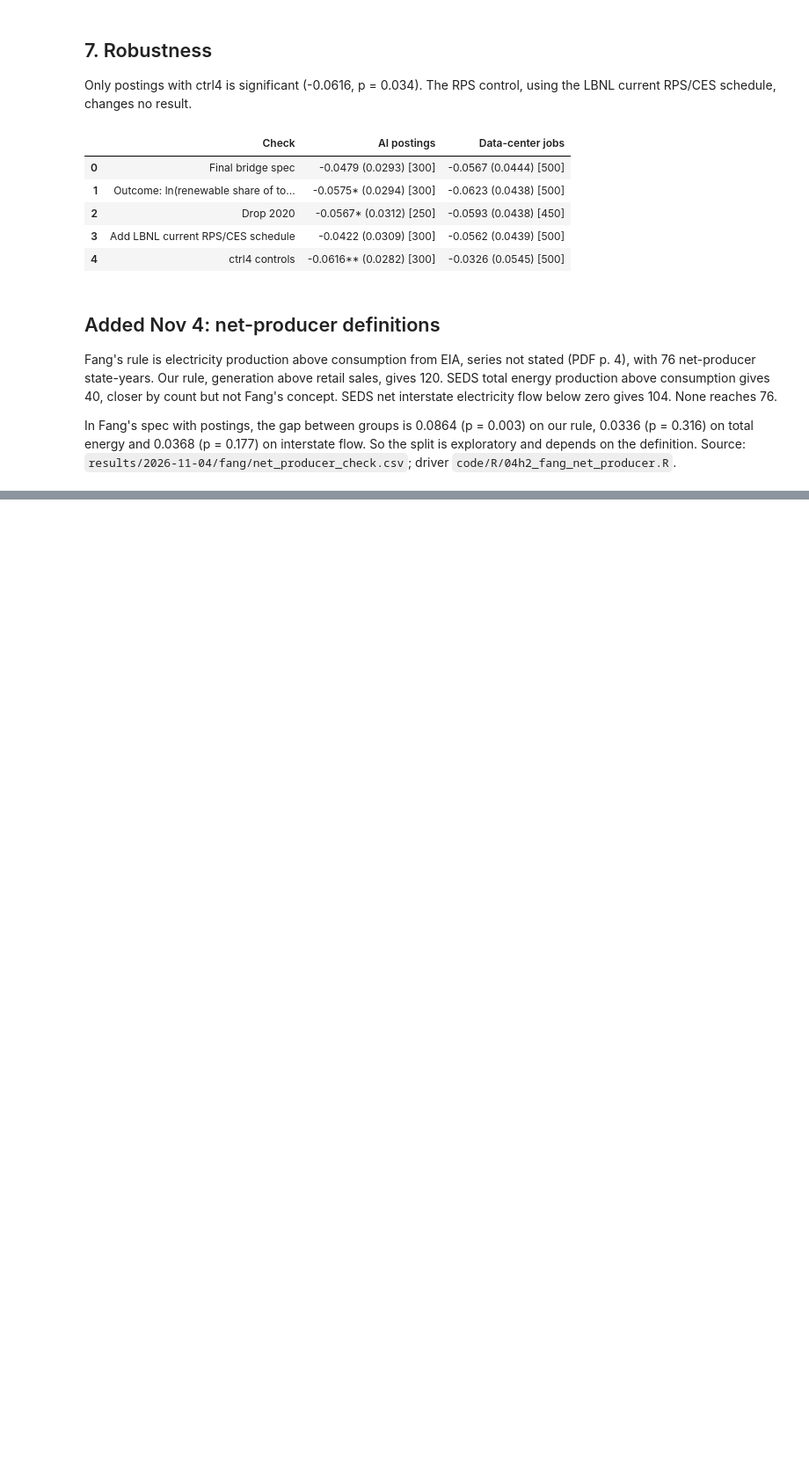
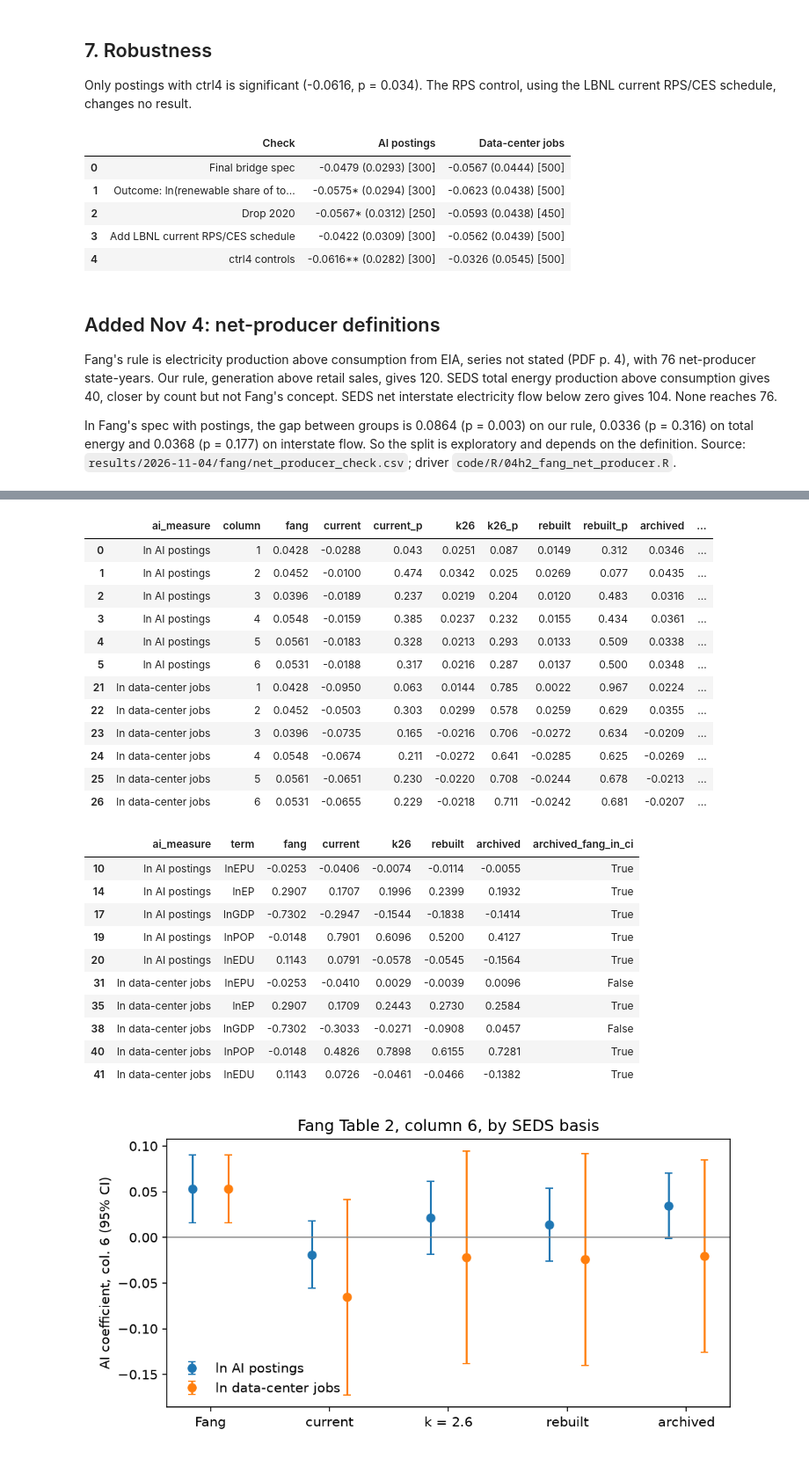
Before and after one commit to SHLEW06/econ499r-ai-renewables, a Jupyter notebook: notebooks/04h_fang_test.ipynb, the cells around one changed output, grey strips where cells are left out. Shown at 88% size. Cells and saved outputs as stored; diff of their text form; code cells hidden in the pictures; blank space fills up the shorter version.

Commit message:
Notebook 04h: Part C with the completed Fang method set; summary on the rebuilt basis
Co-Authored-By: Claude Opus 5.5 <noreply@anthropic.com>

```diff
--- a/notebooks/04h_fang_test.ipynb
+++ b/notebooks/04h_fang_test.ipynb
@@ -288,0 +295,4 @@ In Fang's spec with postings, the gap between groups is 0.0864 (p = 0.003) on ou
+# %%
+T8 = '../results/2026-11-07/fang/tables/'; F8 = '../results/2026-11-07/fang/figures/'
+print('Gate (Nov 7):', pd.read_csv('../results/2026-11-07/fang/gate_08.csv').ok.all())
+display(pd.read_csv('../results/2026-11-07/fang/gate_08.csv'))
@@ -288,0 +321,32 @@ In Fang's spec with postings, the gap between groups is 0.0864 (p = 0.003) on ou
+# %%
+t2 = pd.read_csv(T8 + 'fang8_table2_by_basis.csv')
+display(t2[t2.term == 'AI'][['ai_measure', 'column', 'fang', 'current', 'current_p', 'k26', 'k26_p', 'rebuilt', 'rebuilt_p', 'archived', 'archived_p', 'rebuilt_fang_in_ci', 'archived_fang_in_ci']])
+display(t2[(t2.term != 'AI') & (t2.column == 6)][['ai_measure', 'term', 'fang', 'current', 'k26', 'rebuilt', 'archived', 'archived_fang_in_ci']])
+display(Image(F8 + 'fig_fang8_table2_by_basis.png', width=750))
+display(pd.read_csv(T8 + 'fang8_final_by_basis.csv'))
+# %% [output]
+|  | ai_measure | column | fang | current | current_p | k26 | k26_p | rebuilt | rebuilt_p | archived | ... |
+| 0 | ln AI postings | 1 | 0.0428 | -0.0288 | 0.043 | 0.0251 | 0.087 | 0.0149 | 0.312 | 0.0346 | ... |
+| 1 | ln AI postings | 2 | 0.0452 | -0.0100 | 0.474 | 0.0342 | 0.025 | 0.0269 | 0.077 | 0.0435 | ... |
+| 2 | ln AI postings | 3 | 0.0396 | -0.0189 | 0.237 | 0.0219 | 0.204 | 0.0120 | 0.483 | 0.0316 | ... |
+| 3 | ln AI postings | 4 | 0.0548 | -0.0159 | 0.385 | 0.0237 | 0.232 | 0.0155 | 0.434 | 0.0361 | ... |
+| 4 | ln AI postings | 5 | 0.0561 | -0.0183 | 0.328 | 0.0213 | 0.293 | 0.0133 | 0.509 | 0.0338 | ... |
+| 5 | ln AI postings | 6 | 0.0531 | -0.0188 | 0.317 | 0.0216 | 0.287 | 0.0137 | 0.500 | 0.0348 | ... |
+| 21 | ln data-center jobs | 1 | 0.0428 | -0.0950 | 0.063 | 0.0144 | 0.785 | 0.0022 | 0.967 | 0.0224 | ... |
+| 22 | ln data-center jobs | 2 | 0.0452 | -0.0503 | 0.303 | 0.0299 | 0.578 | 0.0259 | 0.629 | 0.0355 | ... |
+| 23 | ln data-center jobs | 3 | 0.0396 | -0.0735 | 0.165 | -0.0216 | 0.706 | -0.0272 | 0.634 | -0.0209 | ... |
+| 24 | ln data-center jobs | 4 | 0.0548 | -0.0674 | 0.211 | -0.0272 | 0.641 | -0.0285 | 0.625 | -0.0269 | ... |
+| 25 | ln data-center jobs | 5 | 0.0561 | -0.0651 | 0.230 | -0.0220 | 0.708 | -0.0244 | 0.678 | -0.0213 | ... |
+| 26 | ln data-center jobs | 6 | 0.0531 | -0.0655 | 0.229 | -0.0218 | 0.711 | -0.0242 | 0.681 | -0.0207 | ... |
+|  | ai_measure | term | fang | current | k26 | rebuilt | archived | archived_fang_in_ci |
+| 10 | ln AI postings | lnEPU | -0.0253 | -0.0406 | -0.0074 | -0.0114 | -0.0055 | True |
+| 14 | ln AI postings | lnEP | 0.2907 | 0.1707 | 0.1996 | 0.2399 | 0.1932 | True |
+| 17 | ln AI postings | lnGDP | -0.7302 | -0.2947 | -0.1544 | -0.1838 | -0.1414 | True |
+| 19 | ln AI postings | lnPOP | -0.0148 | 0.7901 | 0.6096 | 0.5200 | 0.4127 | True |
+| 20 | ln AI postings | lnEDU | 0.1143 | 0.0791 | -0.0578 | -0.0545 | -0.1564 | True |
+| 31 | ln data-center jobs | lnEPU | -0.0253 | -0.0410 | 0.0029 | -0.0039 | 0.0096 | False |
+| 35 | ln data-center jobs | lnEP | 0.2907 | 0.1709 | 0.2443 | 0.2730 | 0.2584 | True |
+| 38 | ln data-center jobs | lnGDP | -0.7302 | -0.3033 | -0.0271 | -0.0908 | 0.0457 | False |
+| 40 | ln data-center jobs | lnPOP | -0.0148 | 0.4826 | 0.7898 | 0.6155 | 0.7281 | True |
+| 41 | ln data-center jobs | lnEDU | 0.1143 | 0.0726 | -0.0461 | -0.0466 | -0.1382 | True |
+[figure, added]
```
Also changed, not shown: parts of 19 cells of this notebook.
